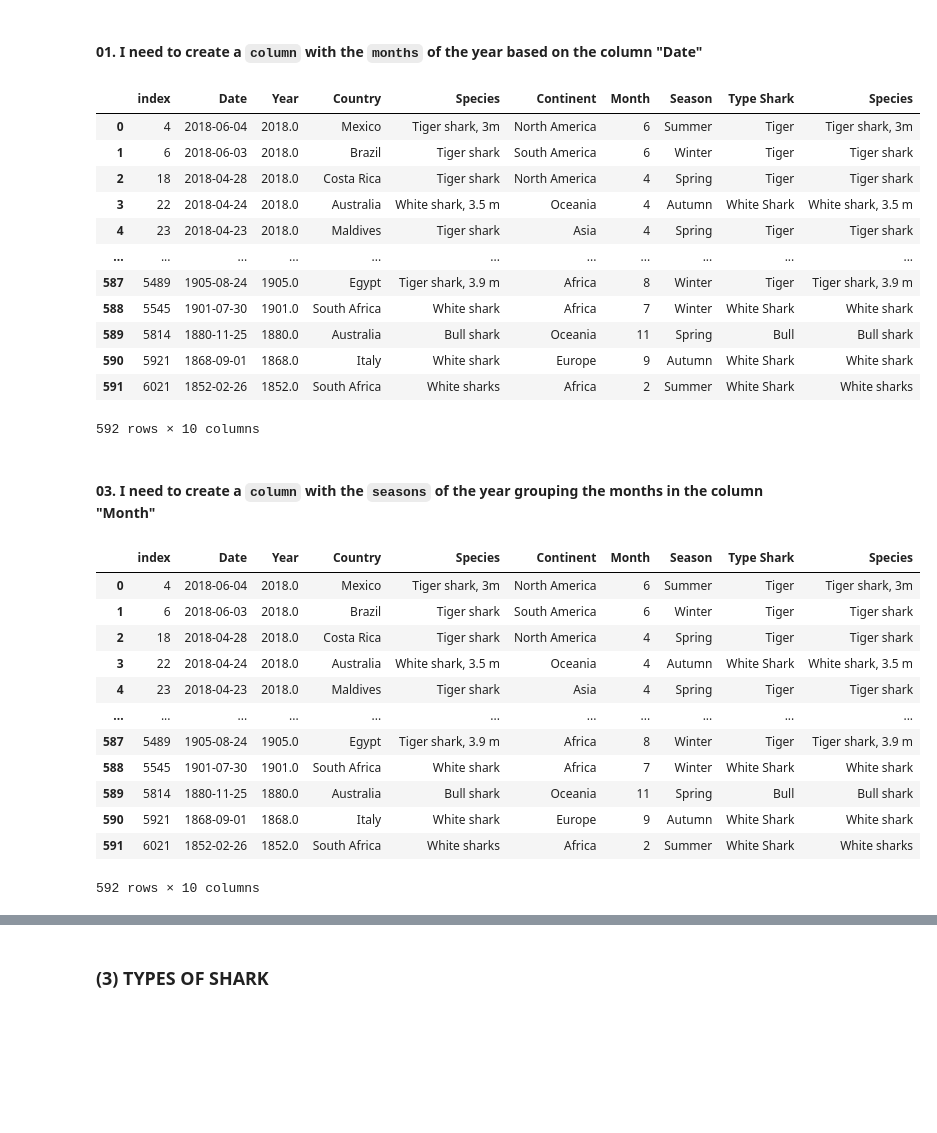
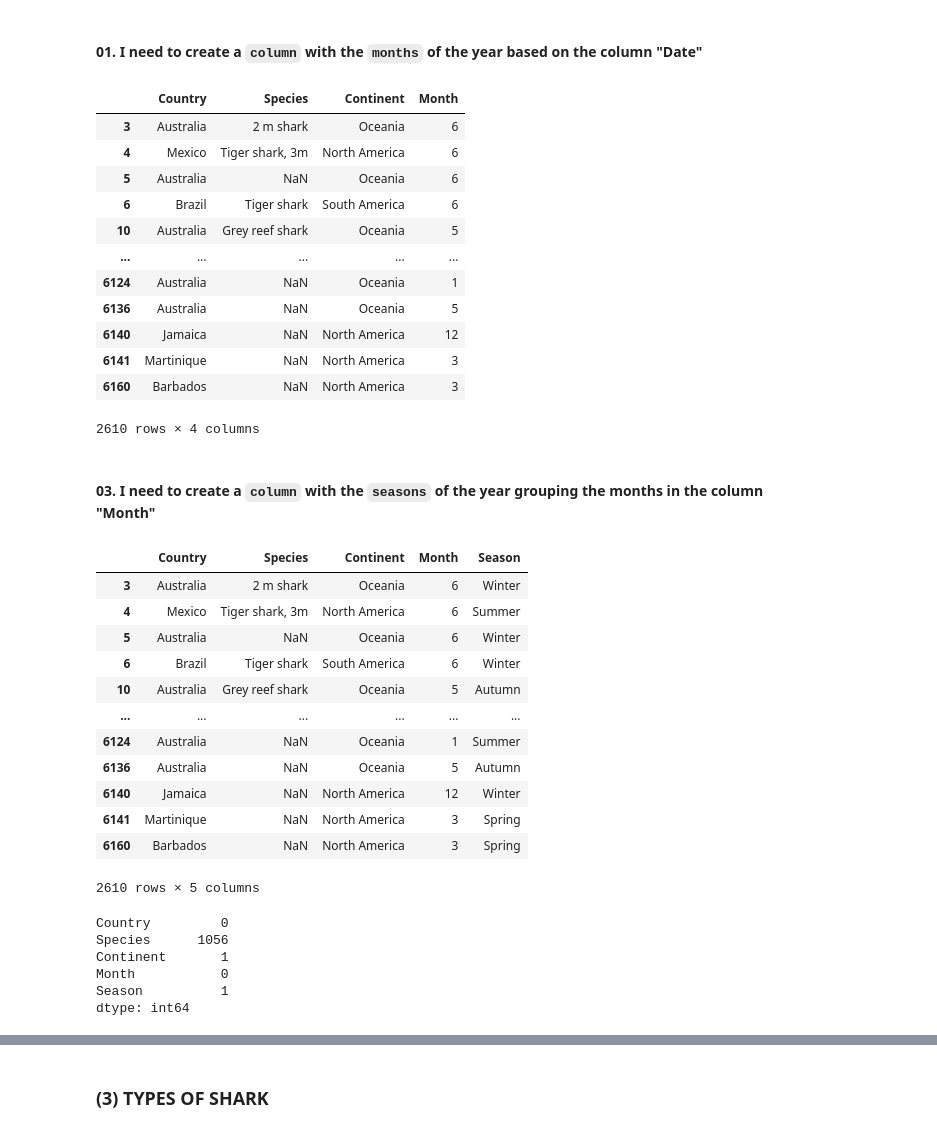
Before and after one commit to bripollc/01_EDA_Sharks, a Jupyter notebook: exploration.ipynb, the cells around one changed output, grey strips where cells are left out. Saved outputs shown, nothing was run; the diff lists cells and outputs as text; code cells hidden in the pictures; blank space fills up the shorter version.

````diff
--- a/exploration.ipynb
+++ b/exploration.ipynb
@@ -163,3 +165,3 @@ for country in df['Country']:
-# %%
-df = df[df['Country'].isin(valid_countries)] #  using isin you can filter the rows according to whether the values belong to the valid_countries list or not.
-df = df.reset_index()
+# %%
+df['Country'] = df['Country'].apply(lambda x: x if x in lst_countries else None)
+df
@@ -272,3 +308,2 @@ for country, continent in country_to_continent.items():
 # %%
-df['Continent'] = df['Country'].map(country_to_continent).fillna('Unknown')
-df
+df['Continent'] = df['Country'].map(country_to_continent).fillna(np.nan)
@@ -288,0 +310,2 @@ df
+# %%
+df.dropna(subset=['Country'], inplace=True)
@@ -293,29 +340,29 @@ df
 # %%
 # Convert the 'Date' column to datetime format.
 # errors='coerce' is used to convert any invalid value in NaT
 df['Date'] = pd.to_datetime(df['Date'], errors='coerce')
 
 # Delete NaT values from Date
 df.dropna(subset=['Date'], inplace=True)
 
 # Create a column 'Month' with the values of the months
 df['Month'] = df['Date'].dt.month
-
+df.drop(columns=["Date"], axis=1, inplace=True)
 df
 # %% [output]
-|  | index | Date | Year | Country | Species | Continent | Month | Season | Type Shark | Species |
-| 0 | 4 | 2018-06-04 | 2018.0 | Mexico | Tiger shark, 3m | North America | 6 | Summer | Tiger | Tiger shark, 3m |
-| 1 | 6 | 2018-06-03 | 2018.0 | Brazil | Tiger shark | South America | 6 | Winter | Tiger | Tiger shark |
-| 2 | 18 | 2018-04-28 | 2018.0 | Costa Rica | Tiger shark | North America | 4 | Spring | Tiger | Tiger shark |
-| 3 | 22 | 2018-04-24 | 2018.0 | Australia | White shark, 3.5 m | Oceania | 4 | Autumn | White Shark | White shark, 3.5 m |
-| 4 | 23 | 2018-04-23 | 2018.0 | Maldives | Tiger shark | Asia | 4 | Spring | Tiger | Tiger shark |
-| ... | ... | ... | ... | ... | ... | ... | ... | ... | ... | ... |
-| 587 | 5489 | 1905-08-24 | 1905.0 | Egypt | Tiger shark, 3.9 m | Africa | 8 | Winter | Tiger | Tiger shark, 3.9 m |
-| 588 | 5545 | 1901-07-30 | 1901.0 | South Africa | White shark | Africa | 7 | Winter | White Shark | White shark |
-| 589 | 5814 | 1880-11-25 | 1880.0 | Australia | Bull shark | Oceania | 11 | Spring | Bull | Bull shark |
-| 590 | 5921 | 1868-09-01 | 1868.0 | Italy | White shark | Europe | 9 | Autumn | White Shark | White shark |
-| 591 | 6021 | 1852-02-26 | 1852.0 | South Africa | White sharks | Africa | 2 | Summer | White Shark | White sharks |
+|  | Country | Species | Continent | Month |
+| 3 | Australia | 2 m shark | Oceania | 6 |
+| 4 | Mexico | Tiger shark, 3m | North America | 6 |
+| 5 | Australia | NaN | Oceania | 6 |
+| 6 | Brazil | Tiger shark | South America | 6 |
+| 10 | Australia | Grey reef shark | Oceania | 5 |
+| ... | ... | ... | ... | ... |
+| 6124 | Australia | NaN | Oceania | 1 |
+| 6136 | Australia | NaN | Oceania | 5 |
+| 6140 | Jamaica | NaN | North America | 12 |
+| 6141 | Martinique | NaN | North America | 3 |
+| 6160 | Barbados | NaN | North America | 3 |
-592 rows × 10 columns
+2610 rows × 4 columns
 # %% [markdown]
 #### 03. I need to create a ```column``` with the ```seasons``` of the year grouping the months in the column "Month"
 # %%
@@ -383,19 +430,27 @@ def get_seasons(continent, month):
 # %%
 df['Season'] = df.apply(lambda x: get_seasons(x['Continent'], x['Month']), axis=1)
 df.reset_index()
-df_1 = df
-df_1
+df
 # %% [output]
-|  | index | Date | Year | Country | Species | Continent | Month | Season | Type Shark | Species |
-| 0 | 4 | 2018-06-04 | 2018.0 | Mexico | Tiger shark, 3m | North America | 6 | Summer | Tiger | Tiger shark, 3m |
-| 1 | 6 | 2018-06-03 | 2018.0 | Brazil | Tiger shark | South America | 6 | Winter | Tiger | Tiger shark |
-| 2 | 18 | 2018-04-28 | 2018.0 | Costa Rica | Tiger shark | North America | 4 | Spring | Tiger | Tiger shark |
-| 3 | 22 | 2018-04-24 | 2018.0 | Australia | White shark, 3.5 m | Oceania | 4 | Autumn | White Shark | White shark, 3.5 m |
-| 4 | 23 | 2018-04-23 | 2018.0 | Maldives | Tiger shark | Asia | 4 | Spring | Tiger | Tiger shark |
-| ... | ... | ... | ... | ... | ... | ... | ... | ... | ... | ... |
-| 587 | 5489 | 1905-08-24 | 1905.0 | Egypt | Tiger shark, 3.9 m | Africa | 8 | Winter | Tiger | Tiger shark, 3.9 m |
-| 588 | 5545 | 1901-07-30 | 1901.0 | South Africa | White shark | Africa | 7 | Winter | White Shark | White shark |
-| 589 | 5814 | 1880-11-25 | 1880.0 | Australia | Bull shark | Oceania | 11 | Spring | Bull | Bull shark |
-| 590 | 5921 | 1868-09-01 | 1868.0 | Italy | White shark | Europe | 9 | Autumn | White Shark | White shark |
-| 591 | 6021 | 1852-02-26 | 1852.0 | South Africa | White sharks | Africa | 2 | Summer | White Shark | White sharks |
+|  | Country | Species | Continent | Month | Season |
+| 3 | Australia | 2 m shark | Oceania | 6 | Winter |
+| 4 | Mexico | Tiger shark, 3m | North America | 6 | Summer |
+| 5 | Australia | NaN | Oceania | 6 | Winter |
+| 6 | Brazil | Tiger shark | South America | 6 | Winter |
+| 10 | Australia | Grey reef shark | Oceania | 5 | Autumn |
+| ... | ... | ... | ... | ... | ... |
+| 6124 | Australia | NaN | Oceania | 1 | Summer |
+| 6136 | Australia | NaN | Oceania | 5 | Autumn |
+| 6140 | Jamaica | NaN | North America | 12 | Winter |
+| 6141 | Martinique | NaN | North America | 3 | Spring |
+| 6160 | Barbados | NaN | North America | 3 | Spring |
-592 rows × 10 columns
+2610 rows × 5 columns
+# %%
+pd.isnull(df).sum()
+# %% [output]
+Country         0
+Species      1056
+Continent       1
+Month           0
+Season          1
+dtype: int64
````
Also changed, not shown: parts of 38 cells of this notebook.
